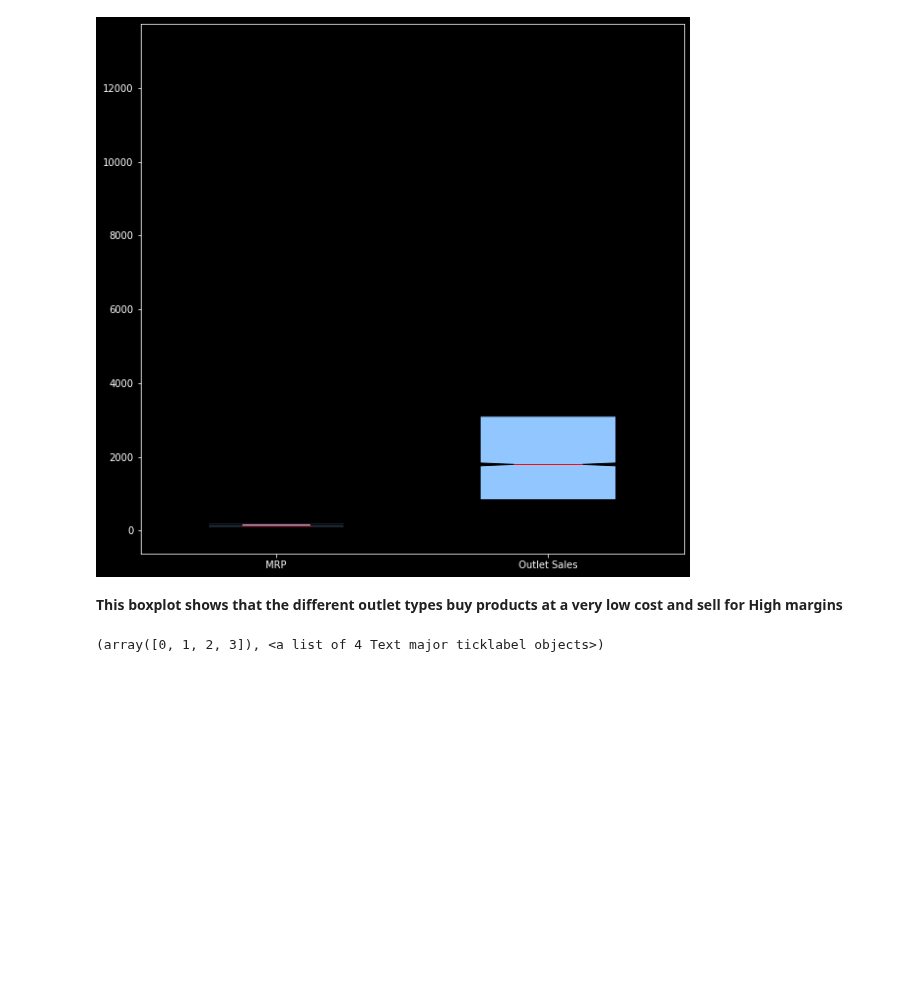
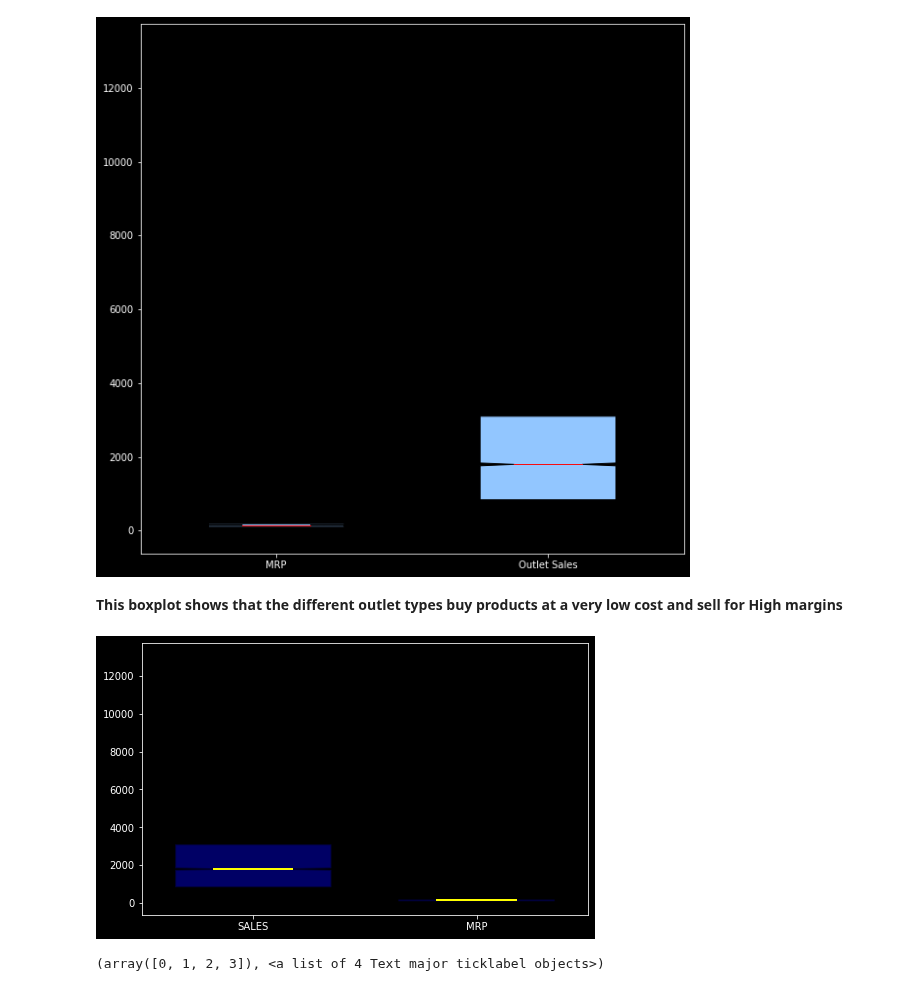
Before and after one commit to HarmonyKM/sales-predictions, a Jupyter notebook: Sales_Predictions.ipynb, the cells around one changed output. Cells and saved outputs as stored; diff of their text form; code cells hidden in the pictures; blank space fills up the shorter version.

```diff
--- a/Sales_Predictions.ipynb
+++ b/Sales_Predictions.ipynb
@@ -316,6 +316,20 @@ boxplots = axes.boxplot([mrp, sales], notch= True,labels = ['MRP','Outlet Sales'
 [figure]
 # %% [markdown]
 **This boxplot shows that the different outlet types buy products at a very low cost and sell for High margins**
+# %%
+# To plot a boxplot graph of Item MRP and Item Outlet Sales
+fig, axes = plt.subplots(nrows = 1, ncols = 1, figsize = (8,5))
+MRP = df['Item_MRP']
+SALES = df['Item_Outlet_Sales']
+boxplots = axes.boxplot([SALES, MRP],
+                        notch = True,
+                        labels = ['SALES', 'MRP'],
+                        widths = .7,
+                        patch_artist = True,
+                        medianprops = dict(linestyle='-', linewidth=2, color='Yellow'),
+                        boxprops = dict(linestyle= '--', linewidth=2, color='black', facecolor = 'blue', alpha = .4));
+# %% [output]
+[figure, added]
 # %%
 #To plot a boxplot graph of Outlet Type and Item Outlet Sales
 import seaborn as sns
```
Also changed, not shown: parts of 76 cells of this notebook.
